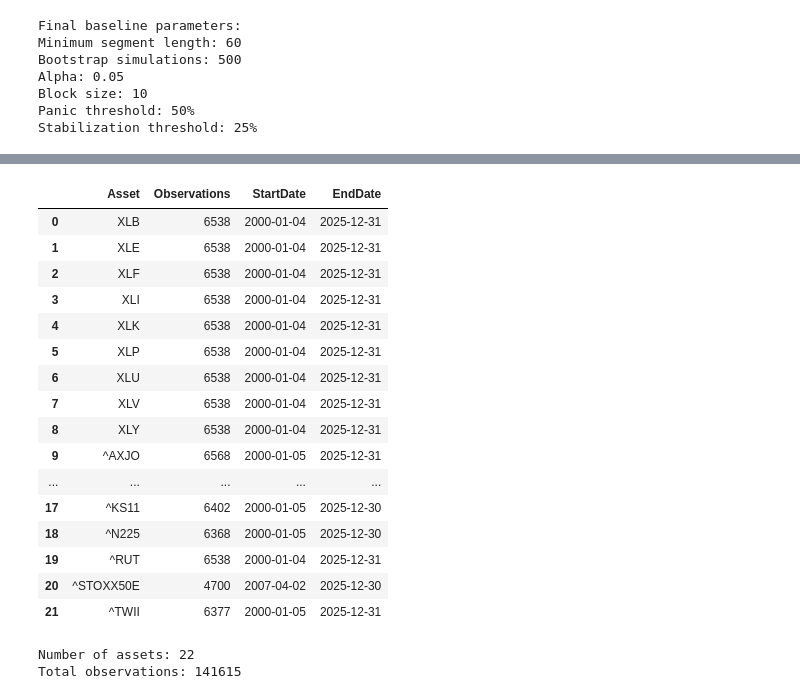
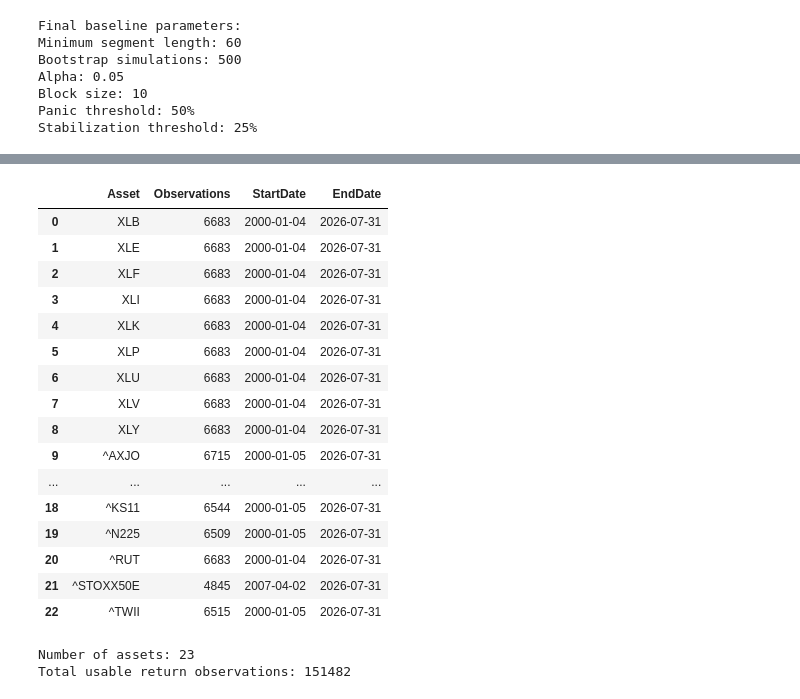
Before and after one commit to fleurclochette/Scientific-Project-SS26-Group-8, a Jupyter notebook: notebooks/03g_multi_assets_EGARCH_breakpoints.ipynb, the cells around one changed output, grey strips where cells are left out. Saved outputs shown, nothing was run; the diff lists cells and outputs as text; code cells hidden in the pictures.

```diff
--- a/notebooks/03g_multi_assets_EGARCH_breakpoints.ipynb
+++ b/notebooks/03g_multi_assets_EGARCH_breakpoints.ipynb
@@ -135,43 +151,54 @@ Missing LogReturn values: 0
 # %%
-# Inspect the 22 assets and date ranges
-# the number of observations and sample period are checked separately for each asset
-# Because international markets follow different trading calendars, each asset retains its own available trading dates
+# Inspect the 23 assets and their individual return coverage
+# The number of observations and sample period are checked separately for each asset.
+# Because international markets follow different trading calendars,
+# each asset retains its own available trading dates.
+
+asset_coverage = pd.DataFrame({
+    "Asset": returns_df.columns,
+    "Observations": [
+        returns_df[col].notna().sum()
+        for col in returns_df.columns
+    ],
+    "StartDate": [
+        returns_df[col].first_valid_index()
+        for col in returns_df.columns
+    ],
+    "EndDate": [
+        returns_df[col].last_valid_index()
+        for col in returns_df.columns
+    ]
+})
 
 asset_coverage = (
-    returns_df
-    .groupby("Asset")
-    .agg(
-        Observations=("LogReturn", "size"),
-        StartDate=("Date", "min"),
-        EndDate=("Date", "max")
-    )
-    .reset_index()
+    asset_coverage
     .sort_values("Asset")
+    .reset_index(drop=True)
 )
 
 display(asset_coverage)
 
 print("\nNumber of assets:", len(asset_coverage))
-print("Total observations:", asset_coverage["Observations"].sum())
+print("Total usable return observations:", asset_coverage["Observations"].sum())
 # %% [output]
 |  | Asset | Observations | StartDate | EndDate |
-| 0 | XLB | 6538 | 2000-01-04 | 2025-12-31 |
-| 1 | XLE | 6538 | 2000-01-04 | 2025-12-31 |
-| 2 | XLF | 6538 | 2000-01-04 | 2025-12-31 |
-| 3 | XLI | 6538 | 2000-01-04 | 2025-12-31 |
-| 4 | XLK | 6538 | 2000-01-04 | 2025-12-31 |
-| 5 | XLP | 6538 | 2000-01-04 | 2025-12-31 |
-| 6 | XLU | 6538 | 2000-01-04 | 2025-12-31 |
-| 7 | XLV | 6538 | 2000-01-04 | 2025-12-31 |
-| 8 | XLY | 6538 | 2000-01-04 | 2025-12-31 |
-| 9 | ^AXJO | 6568 | 2000-01-05 | 2025-12-31 |
+| 0 | XLB | 6683 | 2000-01-04 | 2026-07-31 |
+| 1 | XLE | 6683 | 2000-01-04 | 2026-07-31 |
+| 2 | XLF | 6683 | 2000-01-04 | 2026-07-31 |
+| 3 | XLI | 6683 | 2000-01-04 | 2026-07-31 |
+| 4 | XLK | 6683 | 2000-01-04 | 2026-07-31 |
+| 5 | XLP | 6683 | 2000-01-04 | 2026-07-31 |
+| 6 | XLU | 6683 | 2000-01-04 | 2026-07-31 |
+| 7 | XLV | 6683 | 2000-01-04 | 2026-07-31 |
+| 8 | XLY | 6683 | 2000-01-04 | 2026-07-31 |
+| 9 | ^AXJO | 6715 | 2000-01-05 | 2026-07-31 |
 | ... | ... | ... | ... | ... |
-| 17 | ^KS11 | 6402 | 2000-01-05 | 2025-12-30 |
-| 18 | ^N225 | 6368 | 2000-01-05 | 2025-12-30 |
-| 19 | ^RUT | 6538 | 2000-01-04 | 2025-12-31 |
-| 20 | ^STOXX50E | 4700 | 2007-04-02 | 2025-12-30 |
-| 21 | ^TWII | 6377 | 2000-01-05 | 2025-12-31 |
+| 18 | ^KS11 | 6544 | 2000-01-05 | 2026-07-31 |
+| 19 | ^N225 | 6509 | 2000-01-05 | 2026-07-31 |
+| 20 | ^RUT | 6683 | 2000-01-04 | 2026-07-31 |
+| 21 | ^STOXX50E | 4845 | 2007-04-02 | 2026-07-31 |
+| 22 | ^TWII | 6515 | 2000-01-05 | 2026-07-31 |
-Number of assets: 22
-Total observations: 141615
+Number of assets: 23
+Total usable return observations: 151482
 # %%
 # EGARCH estimation
```
Also changed, not shown: parts of 43 cells of this notebook.
